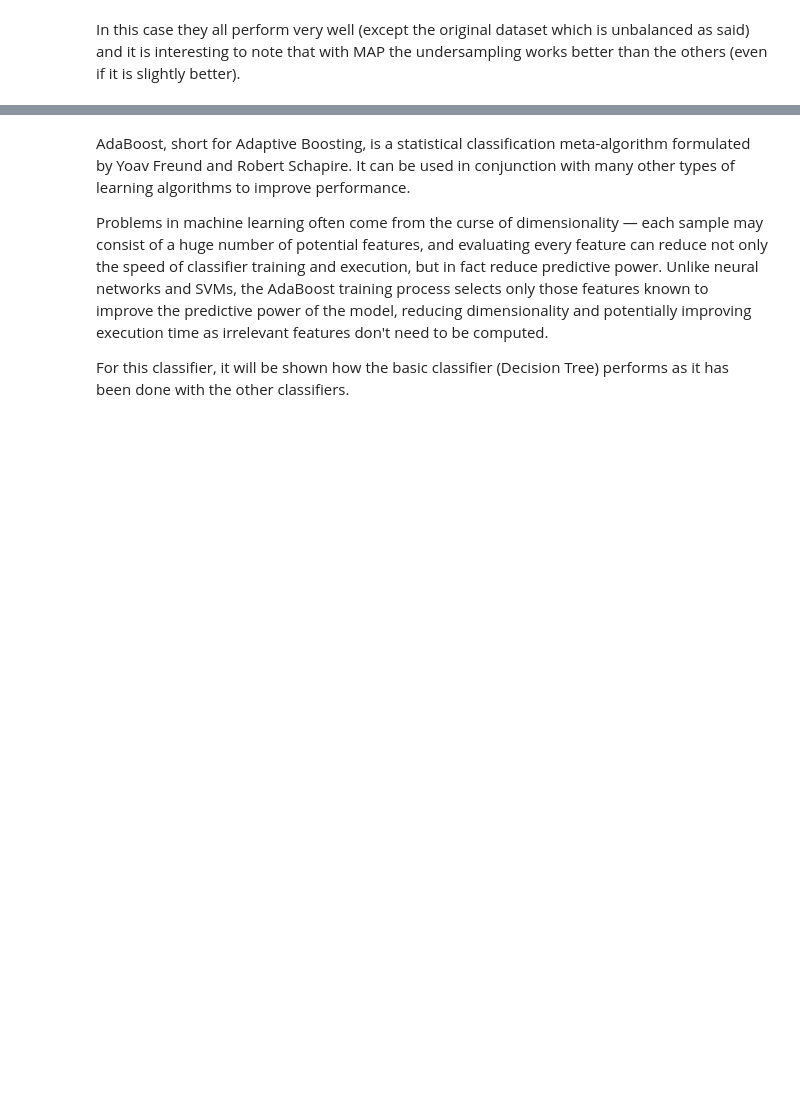
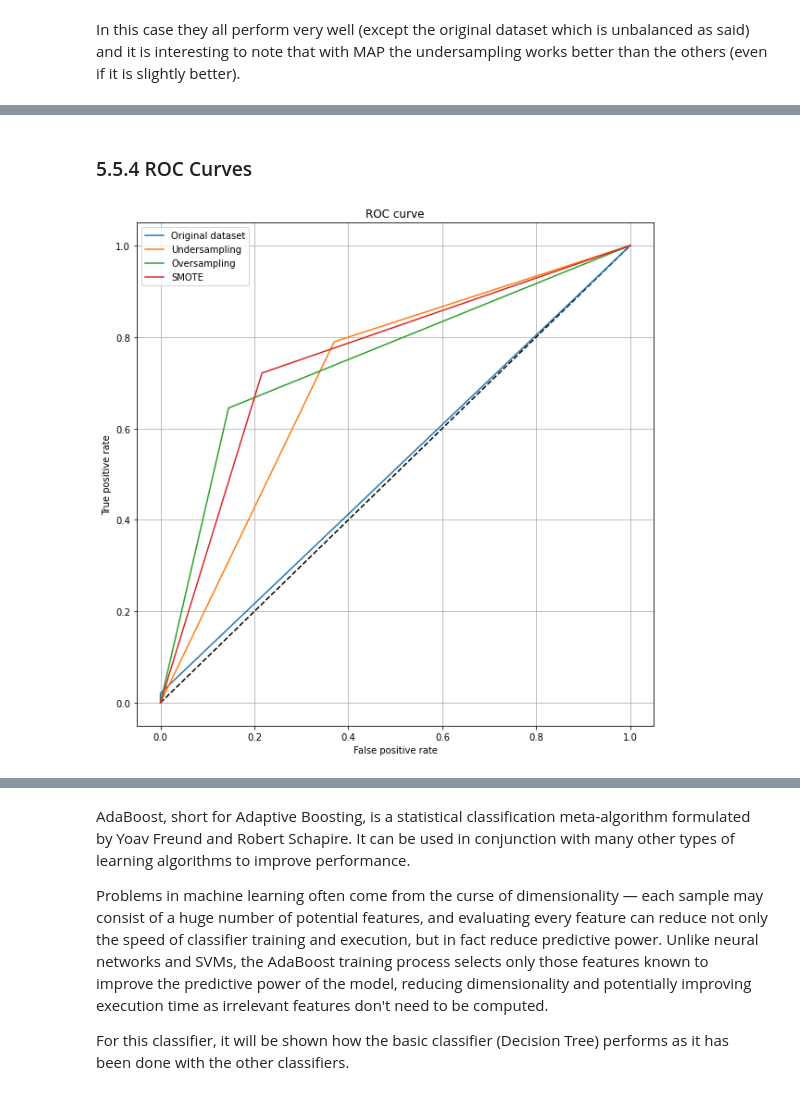
Before and after one commit to Mirkesx/cardiovascularity_study_dataset, a Jupyter notebook: project_notebook_marco_cavalli_1000024189.ipynb, the cells around one changed output, grey strips where cells are left out. Drawn from its saved outputs; the diff is of its cells as text; code cells hidden in the pictures; blank space fills up the shorter version.

```diff
--- a/project_notebook_marco_cavalli_1000024189.ipynb
+++ b/project_notebook_marco_cavalli_1000024189.ipynb
@@ -2043,0 +2488,17 @@ plt.show()
+# %% [markdown]
+<h3>5.5.4 ROC Curves</h3>
+# %%
+plt.figure(figsize=(10,10))
+plt.plot([0, 1], [0, 1], 'k--')
+plt.plot(fpr_knn_condensed, tpr_knn_condensed, label='Original dataset')
+plt.plot(fpr_knn_under, tpr_knn_under, label='Undersampling')
+plt.plot(fpr_knn_over, tpr_knn_over, label='Oversampling')
+plt.plot(fpr_knn_smote, tpr_knn_smote, label='SMOTE')
+plt.xlabel('False positive rate')
+plt.ylabel('True positive rate')
+plt.title('ROC curve')
+plt.legend(loc='best')
+plt.grid()
+plt.show()
+# %% [output]
+[figure, added]
```
Also changed, not shown: parts of 53 cells of this notebook.
